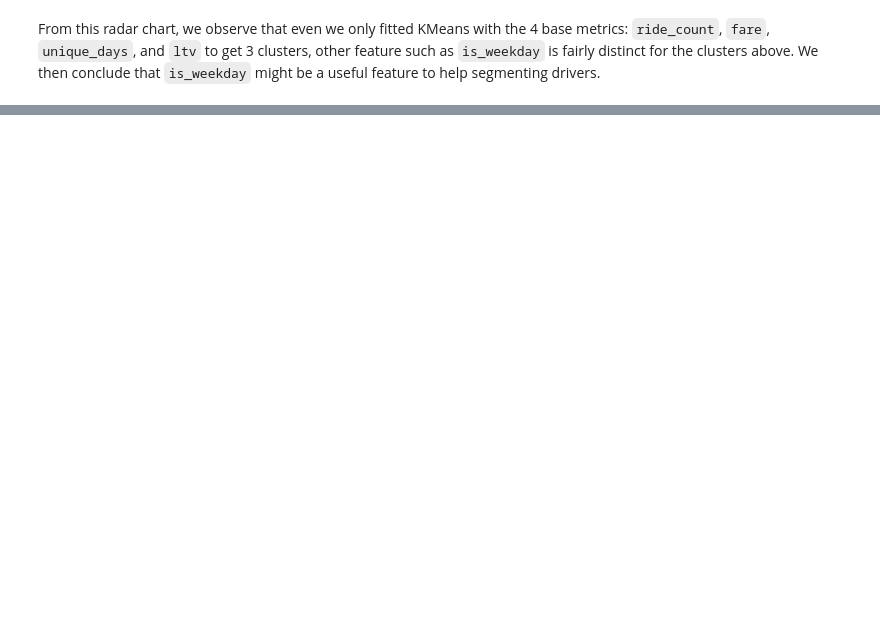
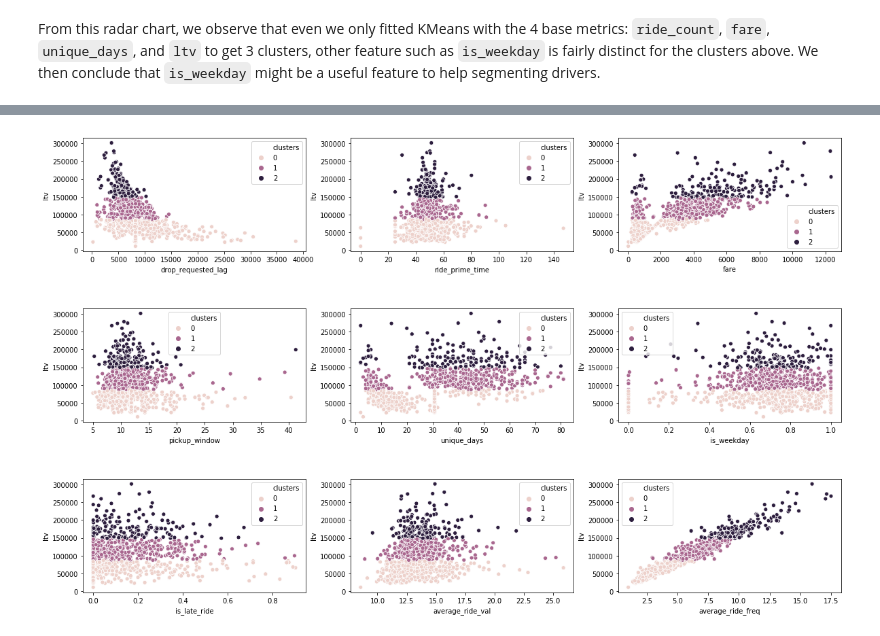
Before and after one commit to wjensheng/lyft, a Jupyter notebook: lyft_nb.ipynb, the cells around one changed output, grey strips where cells are left out. Cells and saved outputs as stored; diff of their text form; code cells hidden in the pictures; blank space fills up the shorter version.

```diff
--- a/lyft_nb.ipynb
+++ b/lyft_nb.ipynb
@@ -677,2 +716,13 @@ From this radar chart, we observe that even we only fitted KMeans with the 4 bas
+# %%
+plt.figure(figsize=(20,40))
+for i, m in enumerate(metrics[:-1]):
+    plt.subplot(9, 3, i+1)
+    sns.scatterplot(x=ltv[m], y=ltv[metrics[-1]],
+                    hue=ltv['clusters'])
+    plt.subplots_adjust(hspace=0.5)
+
+plt.show()
+# %% [output]
+[figure, added]
 # %% [markdown]
 ## UMAP
```
Also changed, not shown: parts of 15 cells of this notebook.
